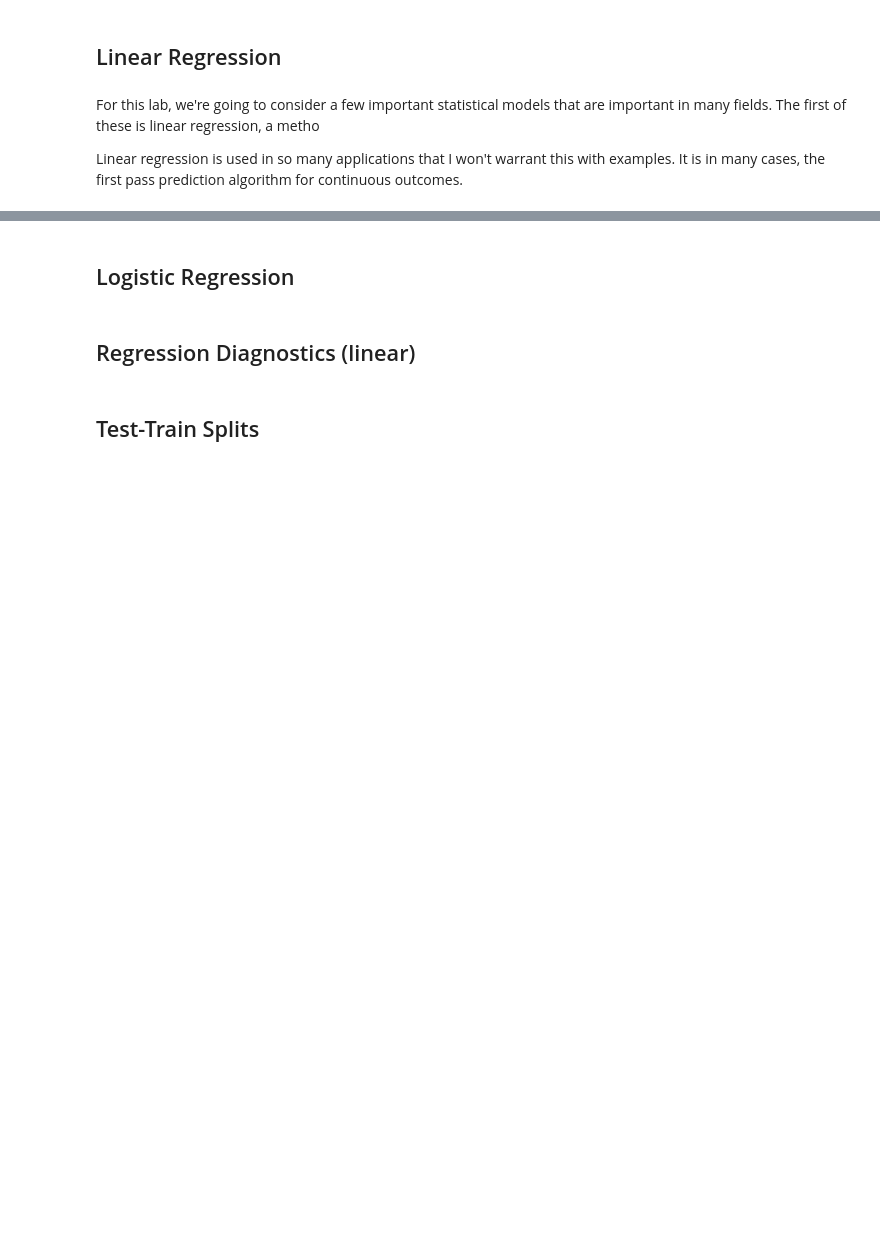
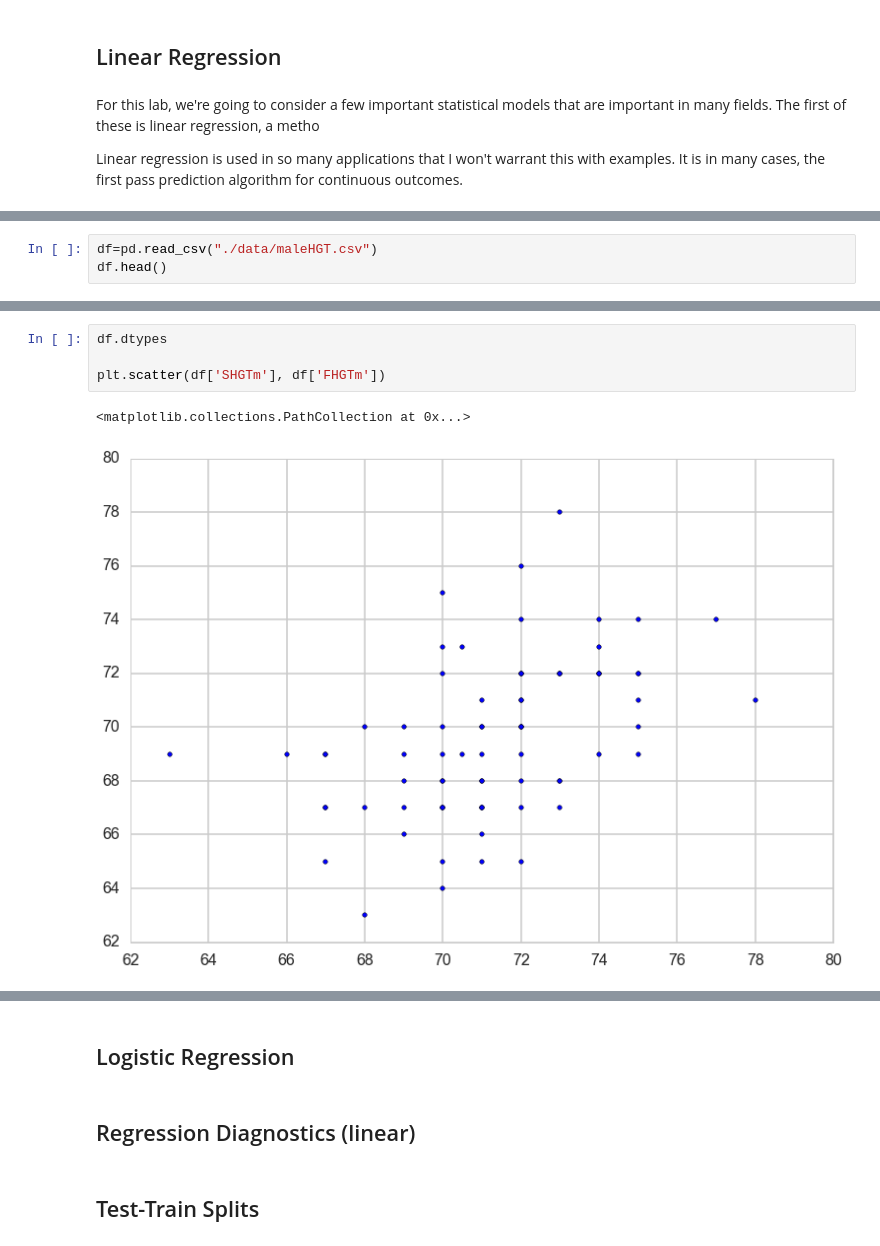
Before and after one commit to cs109/2015lab4, a Jupyter notebook: Lab4-stats_original.ipynb, the cells around one changed output, grey strips where cells are left out. Saved outputs shown, nothing was run; the diff lists cells and outputs as text; blank space fills up the shorter version.

```diff
--- a/Lab4-stats_original.ipynb
+++ b/Lab4-stats_original.ipynb
@@ -33,0 +46,3 @@ Linear regression is used in so many applications that I won't warrant this with
+# %%
+df=pd.read_csv("./data/maleHGT.csv")
+df.head()
@@ -33,0 +56,7 @@ Linear regression is used in so many applications that I won't warrant this with
+# %%
+df.dtypes
+
+plt.scatter(df['SHGTm'], df['FHGTm'])
+# %% [output]
+<matplotlib.collections.PathCollection at 0x...>
+[figure, added]
```
Also changed, not shown: parts of 4 cells of this notebook, 1 other file.
